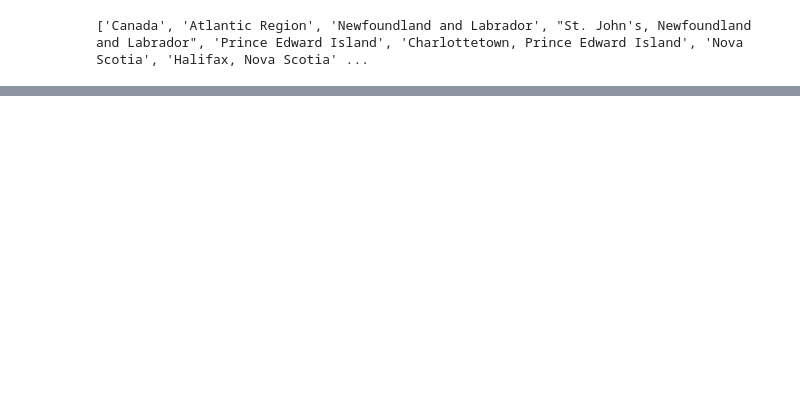
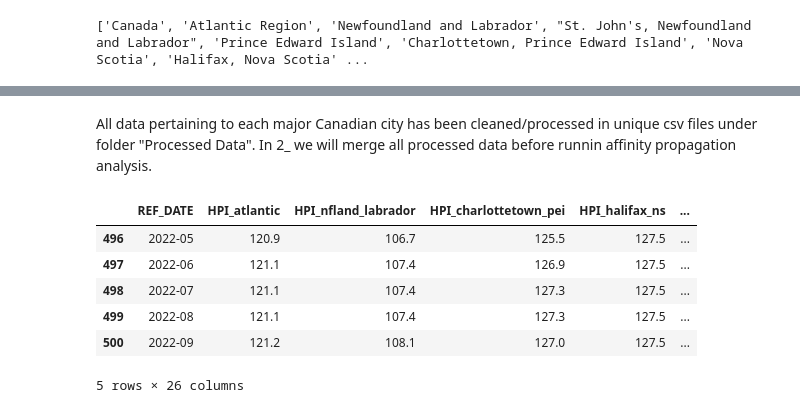
Before and after one commit to HoussamZak/Affinity_Propagation_and_Correlation_Analysis_Canada_Real_Estate, a Jupyter notebook: 1_Data_Processing.ipynb, the cells around one changed output, grey strips where cells are left out. Saved outputs shown, nothing was run; the diff lists cells and outputs as text; code cells hidden in the pictures; blank space fills up the shorter version.

Commit message:
affinity_prop_2d_map_done

```diff
--- a/1_Data_Processing.ipynb
+++ b/1_Data_Processing.ipynb
@@ -747,0 +849,17 @@ All data pertaining to each major Canadian city has been cleaned/processed in un
+# %%
+#Filtering data of 'Victoria, British Columbia'
+
+victoria_bc = house_only_df[house_only_df["GEO"].str.contains('Victoria, British Columbia')]
+victoria_bc.set_index("REF_DATE", inplace = True)
+victoria_bc = victoria_bc.drop(columns=['index'], axis = 1)
+
+#Renaming the VALUE column to HPI_region
+victoria_bc = victoria_bc.rename({'VALUE': 'HPI_victoria_bc'}, axis =1 )
+
+#Index resetting
+victoria_bc = victoria_bc.reset_index()
+
+#Saving df in 'Processed Data' folder
+victoria_bc.to_csv('Processed Data/victoria_bc.csv')
+#Previewing
+victoria_bc.tail()
@@ -747,0 +873,35 @@ All data pertaining to each major Canadian city has been cleaned/processed in un
+# %% [markdown]
+All data pertaining to each major Canadian city has been cleaned/processed in unique csv files under folder "Processed Data".
+In 2_ we will merge all processed data before runnin affinity propagation analysis.
+# %%
+from functools import reduce
+
+dataframes = [atlantic, nfland_labrador, charlottetown_pei, halifax_ns, stjohn_fredericton_moncton, quebec_qc, sherbrooke_qc, troisriv_qc, mtl_qc,
+ottawa_gatineau_qc, ottawa_gatineau_ont, oshawa_ont, toronto_ont,hamilton_ont, guelph_ont, london_ont, windsor_ont, sudbury_ont, prairie_region,
+winnipeg_manitoba, edmonton_alb, calgary_alb, victoria_bc, vancouver_bc, kelowna_bc]
+
+#Merging dataframes on REF_DATE
+merged_df = reduce(lambda left, right: pd.merge(left, right, on = 'REF_DATE'), dataframes)
+
+#Dreopping useless columns
+merged_df.drop(columns = ['New housing price indexes_x'])
+
+
+#Dropping columns to keep only HPI columns of cities
+cities_hpi_1 = merged_df.drop(merged_df.filter(regex = 'New').columns, axis = 1)
+cities_hpi_2 = cities_hpi_1.drop(merged_df.filter(regex = 'GEO').columns, axis = 1)
+cities_hpi_df = cities_hpi_2.drop(merged_df.filter(regex = 'UOM').columns, axis = 1)
+
+#Saving dataframe as csv
+cities_hpi_df.to_csv(r"C:\Users\hp\Desktop\Projects Coding\Affinity_Propagation_Canada_Real_Estate_Market\Processed Data\cities_hpi_df.csv")
+
+#Previewing
+cities_hpi_df.tail()
+# %% [output]
+|  | REF_DATE | HPI_atlantic | HPI_nfland_labrador | HPI_charlottetown_pei | HPI_halifax_ns | ... |
+| 496 | 2022-05 | 120.9 | 106.7 | 125.5 | 127.5 | ... |
+| 497 | 2022-06 | 121.1 | 107.4 | 126.9 | 127.5 | ... |
+| 498 | 2022-07 | 121.1 | 107.4 | 127.3 | 127.5 | ... |
+| 499 | 2022-08 | 121.1 | 107.4 | 127.3 | 127.5 | ... |
+| 500 | 2022-09 | 121.2 | 108.1 | 127.0 | 127.5 | ... |
+5 rows × 26 columns
```
Also changed, not shown: parts of 81 cells of this notebook, 30 other files.
